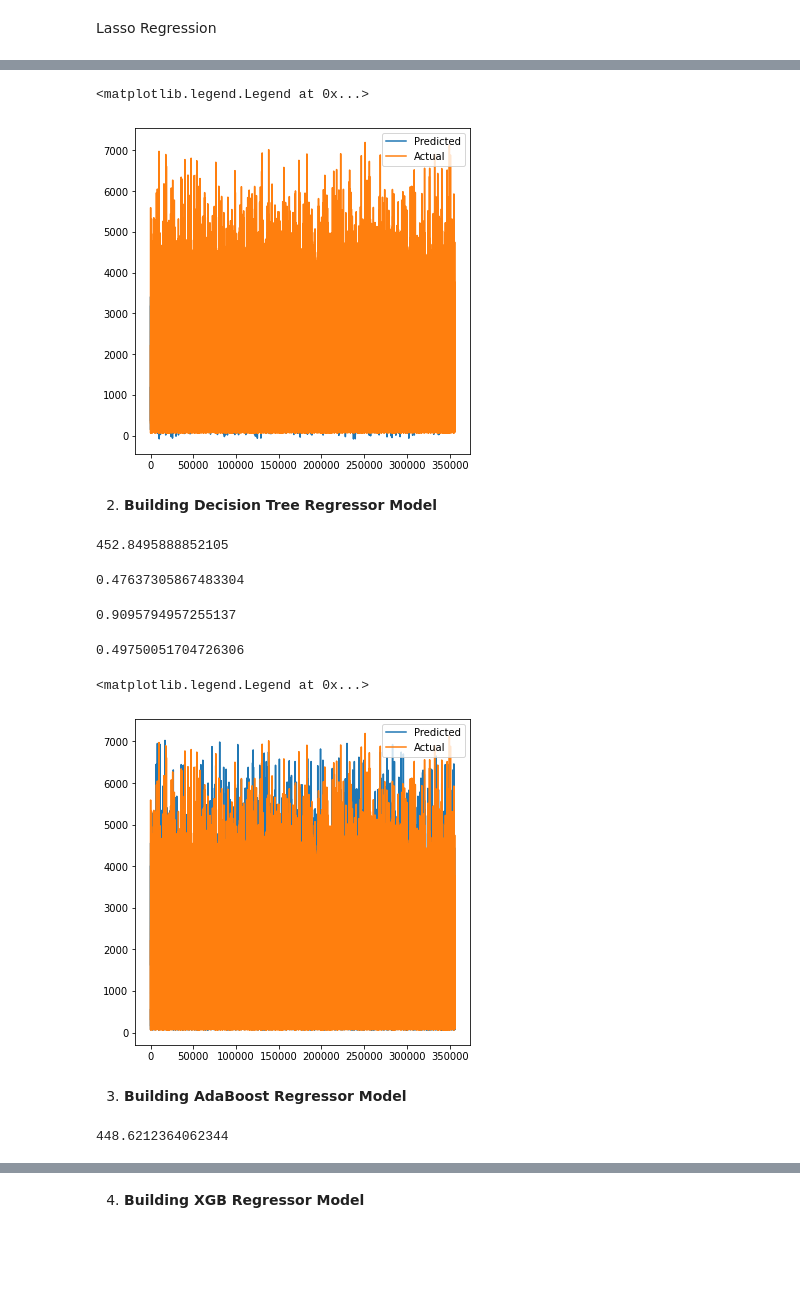
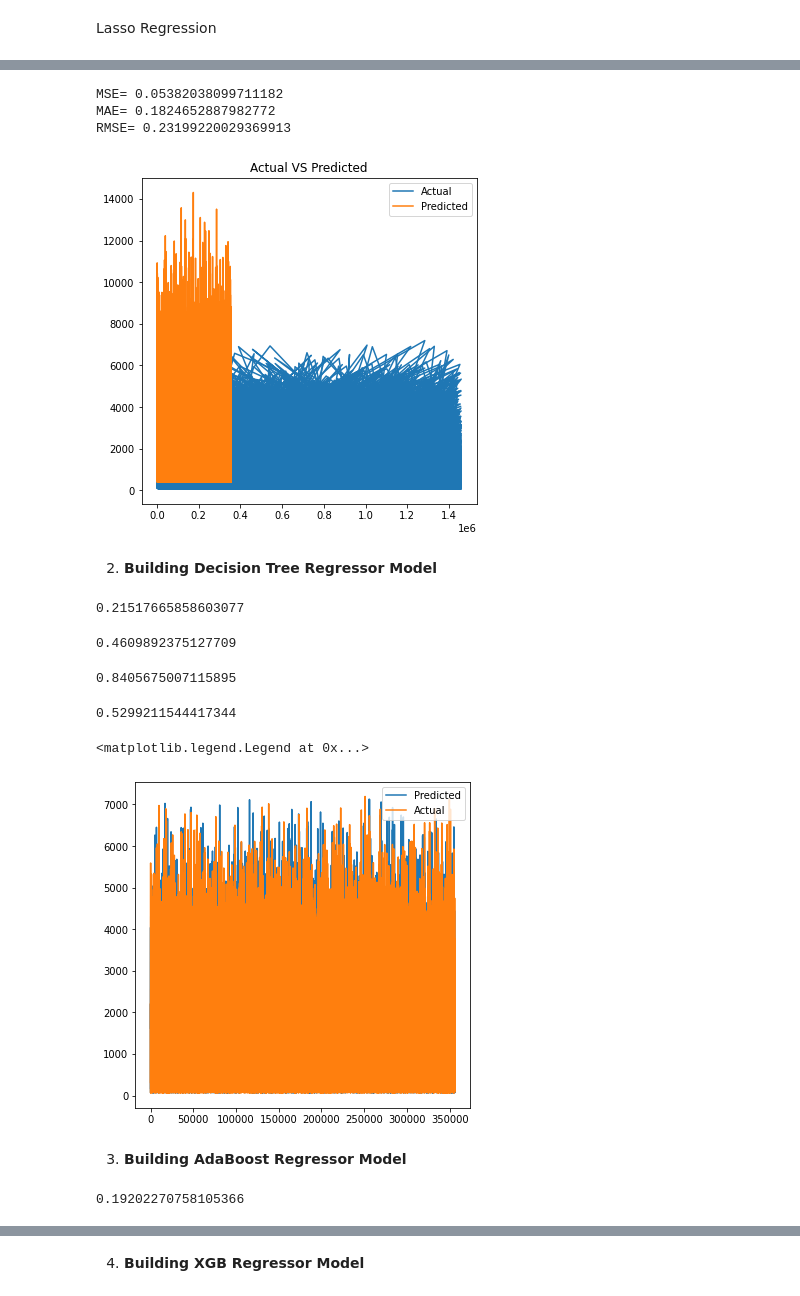
Before and after one commit to SUSOVAN-061/nyc-taxi-trip-ML, a Jupyter notebook: SUSOVAN_NYC_Taxi_Trip_Time_Prediction_Capstone_Project.ipynb, the cells around one changed output, grey strips where cells are left out. Saved outputs shown, nothing was run; the diff lists cells and outputs as text; code cells hidden in the pictures; blank space fills up the shorter version.

```diff
--- a/SUSOVAN_NYC_Taxi_Trip_Time_Prediction_Capstone_Project.ipynb
+++ b/SUSOVAN_NYC_Taxi_Trip_Time_Prediction_Capstone_Project.ipynb
@@ -586,7 +584,7 @@ from sklearn.metrics import mean_absolute_error
 # %%
 #Assigning X and y variables
 X = df_taxi.drop('trip_duration',1)
-y = df_taxi['trip_duration']
+y = np.log10(df_taxi['trip_duration'])
 # %%
 #Splitting the dataset into train and test
 X_train,X_test,y_train,y_test = train_test_split(X,y,test_size=0.25,random_state=0)
@@ -717,11 +707,23 @@ Text(0, 0.5, 'Predicted trip duration')
+# %%
+MSE=mean_squared_error(y_test,y_pred_lasso)
+print('MSE=',MSE)
+MAE=mean_absolute_error(y_test,y_pred_lasso)
+print('MAE=',MAE)
+RMSE=np.sqrt(MSE)
+print('RMSE=',RMSE)
+# %% [output]
+MSE= 0.05382038099711182
+MAE= 0.1824652887982772
+RMSE= 0.23199220029369913
 # %%
 plt.figure(figsize=(6,6))
-plt.plot((y_pred_lasso))
-plt.plot(np.array((y_test)))
-plt.legend(['Predicted','Actual'])
+plt.plot(10**(y_test))
+plt.plot(10**(y_pred_lasso))
+plt.legend(['Actual','Predicted'])
+plt.title('Actual VS Predicted')
+plt.show()
 # %% [output]
-<matplotlib.legend.Legend at 0x...>
-[figure, old version]
+[figure, new version]
 # %% [markdown]
 2. **Building Decision Tree Regressor Model**
 # %%
@@ -733,33 +735,33 @@ dt_pred=dt.predict(X_test)
 dt_rmse = np.sqrt(metrics.mean_squared_error(dt_pred,y_test))
 dt_rmse
 # %% [output]
-452.8495888852105
+0.21517665858603077
 # %%
 #R2 score
 dt_r2score = metrics.r2_score(dt_pred,y_test)
 dt_r2score
 # %% [output]
-0.47637305867483304
+0.4609892375127709
 # %%
 #Train Score
 dt_train=dt.score(X_train,y_train)
 dt_train
 # %% [output]
-0.9095794957255137
+0.8405675007115895
 # %%
 #Test Score
 dt_test=dt.score(X_test,y_test)
 dt_test
 # %% [output]
-0.49750051704726306
+0.5299211544417344
 # %%
 plt.figure(figsize=(6,6))
-plt.plot((dt_pred))
-plt.plot(np.array((y_test)))
+plt.plot(10**(dt_pred))
+plt.plot(np.array(10**(y_test)))
 plt.legend(['Predicted','Actual'])
 # %% [output]
 <matplotlib.legend.Legend at 0x...>
-[figure, old version]
+[figure, new version]
 # %% [markdown]
 3. **Building AdaBoost Regressor Model**
 # %%
@@ -771,7 +773,7 @@ ab_pred=ab.predict(X_test)
 ab_rmse = np.sqrt(metrics.mean_squared_error(ab_pred,y_test))
 ab_rmse
 # %% [output]
-448.6212364062344
+0.19202270758105366
 # %%
 #R2 score
 ab_r2score = metrics.r2_score(ab_pred,y_test)
```
Also changed, not shown: parts of 31 cells of this notebook.
